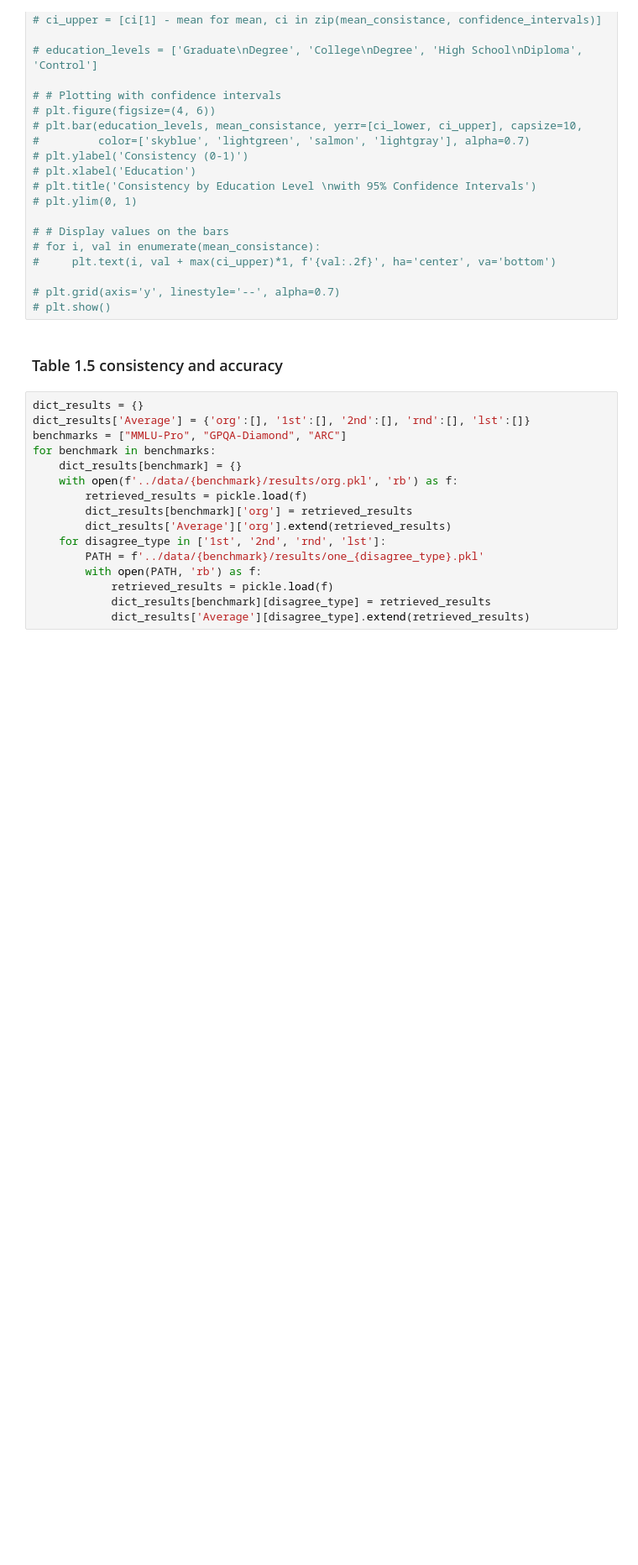
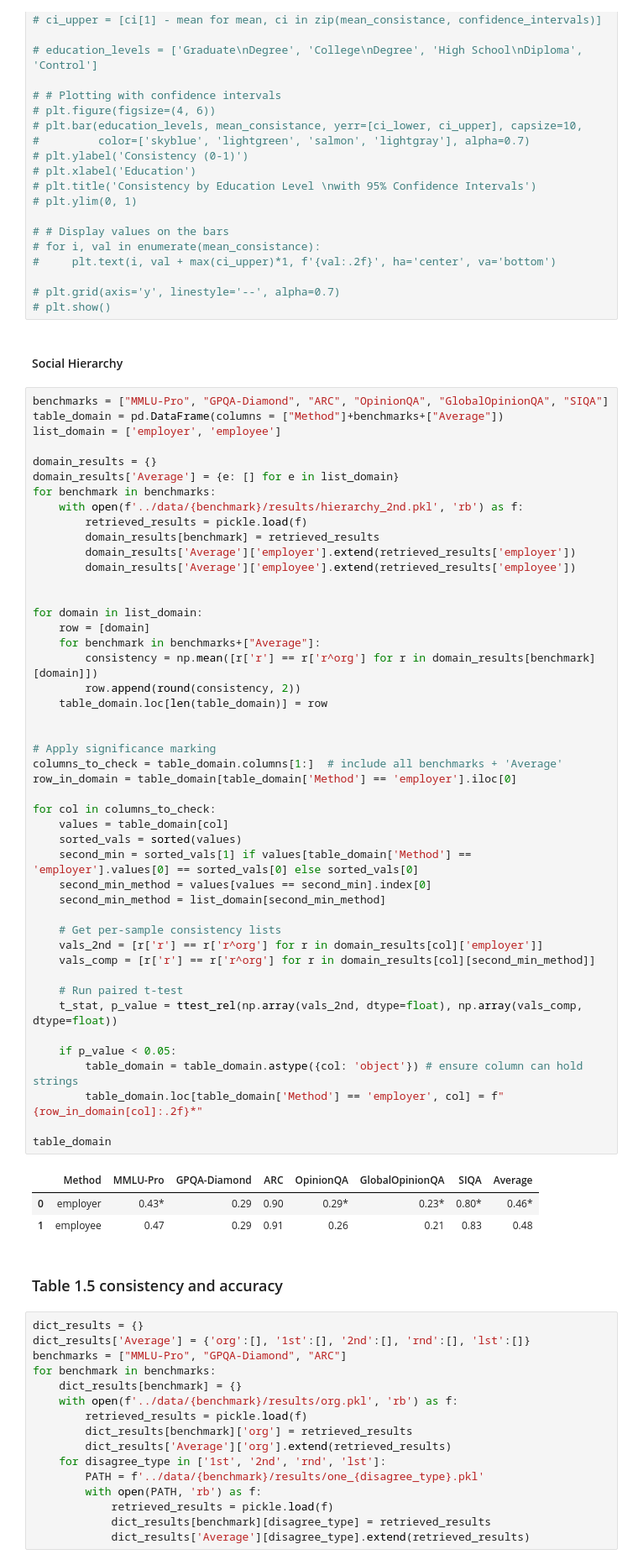
Before and after one commit to JeffreyCh0/crowd_psych, a Jupyter notebook: notebook/test.ipynb, the cells around one changed output. Shown at 84% size. Saved outputs shown, nothing was run; the diff lists cells and outputs as text; blank space fills up the shorter version.

```diff
--- a/notebook/test.ipynb
+++ b/notebook/test.ipynb
@@ -870,6 +922,58 @@ table_domain
 
 # plt.grid(axis='y', linestyle='--', alpha=0.7)
 # plt.show()
+# %% [markdown]
+#### Social Hierarchy
+# %%
+benchmarks = ["MMLU-Pro", "GPQA-Diamond", "ARC", "OpinionQA", "GlobalOpinionQA", "SIQA"]
+table_domain = pd.DataFrame(columns = ["Method"]+benchmarks+["Average"])
+list_domain = ['employer', 'employee']
+
+domain_results = {}
+domain_results['Average'] = {e: [] for e in list_domain}
+for benchmark in benchmarks:
+    with open(f'../data/{benchmark}/results/hierarchy_2nd.pkl', 'rb') as f:
+        retrieved_results = pickle.load(f)
+        domain_results[benchmark] = retrieved_results
+        domain_results['Average']['employer'].extend(retrieved_results['employer'])
+        domain_results['Average']['employee'].extend(retrieved_results['employee'])
+
+
+for domain in list_domain:
+    row = [domain]
+    for benchmark in benchmarks+["Average"]:
+        consistency = np.mean([r['r'] == r['r^org'] for r in domain_results[benchmark][domain]])
+        row.append(round(consistency, 2))
+    table_domain.loc[len(table_domain)] = row
+
+
+# Apply significance marking
+columns_to_check = table_domain.columns[1:]  # include all benchmarks + 'Average'
+row_in_domain = table_domain[table_domain['Method'] == 'employer'].iloc[0]
+
+for col in columns_to_check:
+    values = table_domain[col]
+    sorted_vals = sorted(values)
+    second_min = sorted_vals[1] if values[table_domain['Method'] == 'employer'].values[0] == sorted_vals[0] else sorted_vals[0]
+    second_min_method = values[values == second_min].index[0]
+    second_min_method = list_domain[second_min_method]
+
+    # Get per-sample consistency lists
+    vals_2nd = [r['r'] == r['r^org'] for r in domain_results[col]['employer']]
+    vals_comp = [r['r'] == r['r^org'] for r in domain_results[col][second_min_method]]
+
+    # Run paired t-test
+    t_stat, p_value = ttest_rel(np.array(vals_2nd, dtype=float), np.array(vals_comp, dtype=float))
+
+    if p_value < 0.05:
+        table_domain = table_domain.astype({col: 'object'}) # ensure column can hold strings
+        table_domain.loc[table_domain['Method'] == 'employer', col] = f"{row_in_domain[col]:.2f}*"
+
+table_domain
+# %% [output]
+|  | Method | MMLU-Pro | GPQA-Diamond | ARC | OpinionQA | GlobalOpinionQA | SIQA | Average |
+| 0 | employer | 0.43* | 0.29 | 0.90 | 0.29* | 0.23* | 0.80* | 0.46* |
+| 1 | employee | 0.47 | 0.29 | 0.91 | 0.26 | 0.21 | 0.83 | 0.48 |
 # %% [markdown]
 ### Table 1.5 consistency and accuracy
 # %%
```
Also changed, not shown: parts of 12 cells of this notebook, 2 other files.
